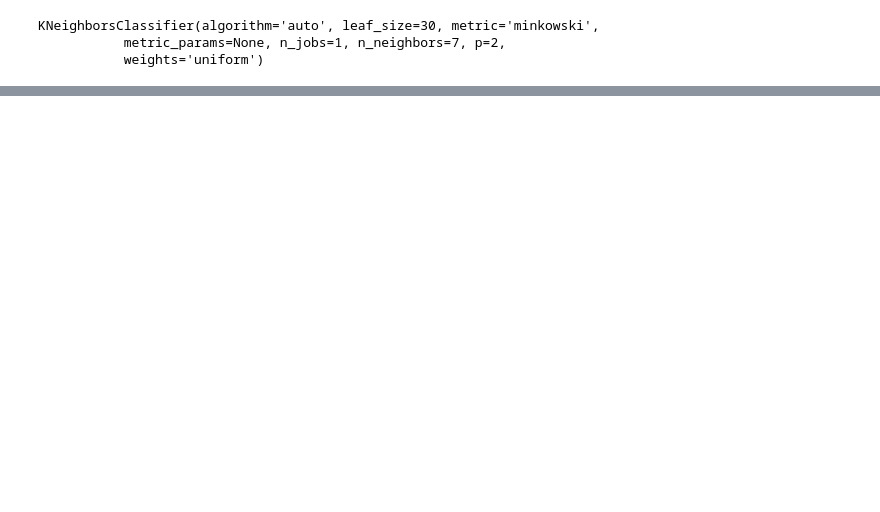
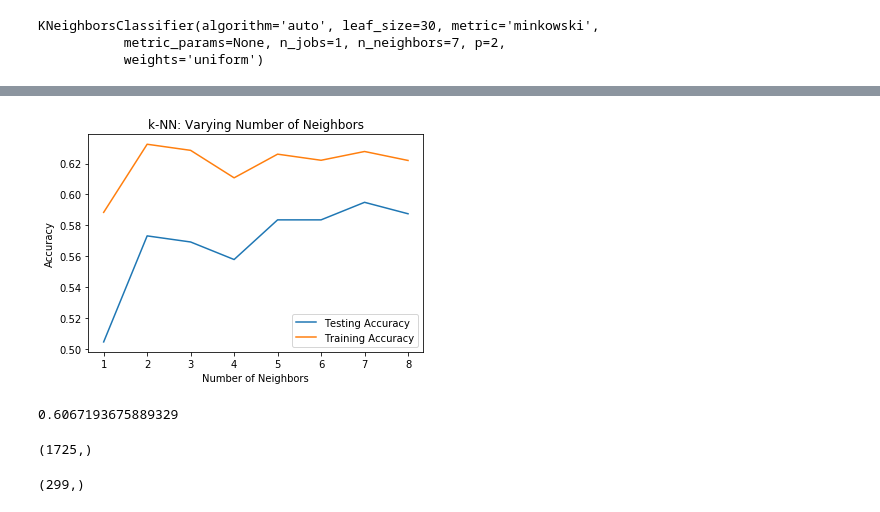
Before and after one commit to shoumikchow/Research, a Jupyter notebook: ML.ipynb, the cells around one changed output, grey strips where cells are left out. Cells and saved outputs as stored; diff of their text form; code cells hidden in the pictures; blank space fills up the shorter version.

```diff
--- a/ML.ipynb
+++ b/ML.ipynb
@@ -157,0 +171,32 @@ Big woops.
+# %%
+neighbors = np.arange(1, 9)
+train_accuracy = np.empty(len(neighbors))
+test_accuracy = np.empty(len(neighbors))
+# %%
+for i, k in enumerate(neighbors):
+    # Setup a k-NN Classifier with k neighbors: knn
+    knn = KNeighborsClassifier(n_neighbors=k)
+
+    # Fit the classifier to the training data
+    knn.fit(X_train, y_train)
+
+    #Compute accuracy on the training set
+    train_accuracy[i] = knn.score(X_train, y_train)
+
+    #Compute accuracy on the testing set
+    test_accuracy[i] = knn.score(X_test, y_test)
+# %%
+plt.title('k-NN: Varying Number of Neighbors')
+plt.plot(neighbors, test_accuracy, label = 'Testing Accuracy')
+plt.plot(neighbors, train_accuracy, label = 'Training Accuracy')
+plt.legend()
+plt.xlabel('Number of Neighbors')
+plt.ylabel('Accuracy')
+plt.show()
+# %% [output]
+[figure, added]
+# %%
+clf.fit(X_train, y_train)
+clf.score(X_test, y_test)
+# %% [output]
+0.6067193675889329
@@ -157,0 +205,8 @@ Big woops.
+# %%
+y_pred[np.where(y_pred==1)].shape
+# %% [output]
+(1725,)
+# %%
+y_pred[np.where(y_pred>1)].shape
+# %% [output]
+(299,)
```
Also changed, not shown: parts of 22 cells of this notebook.
